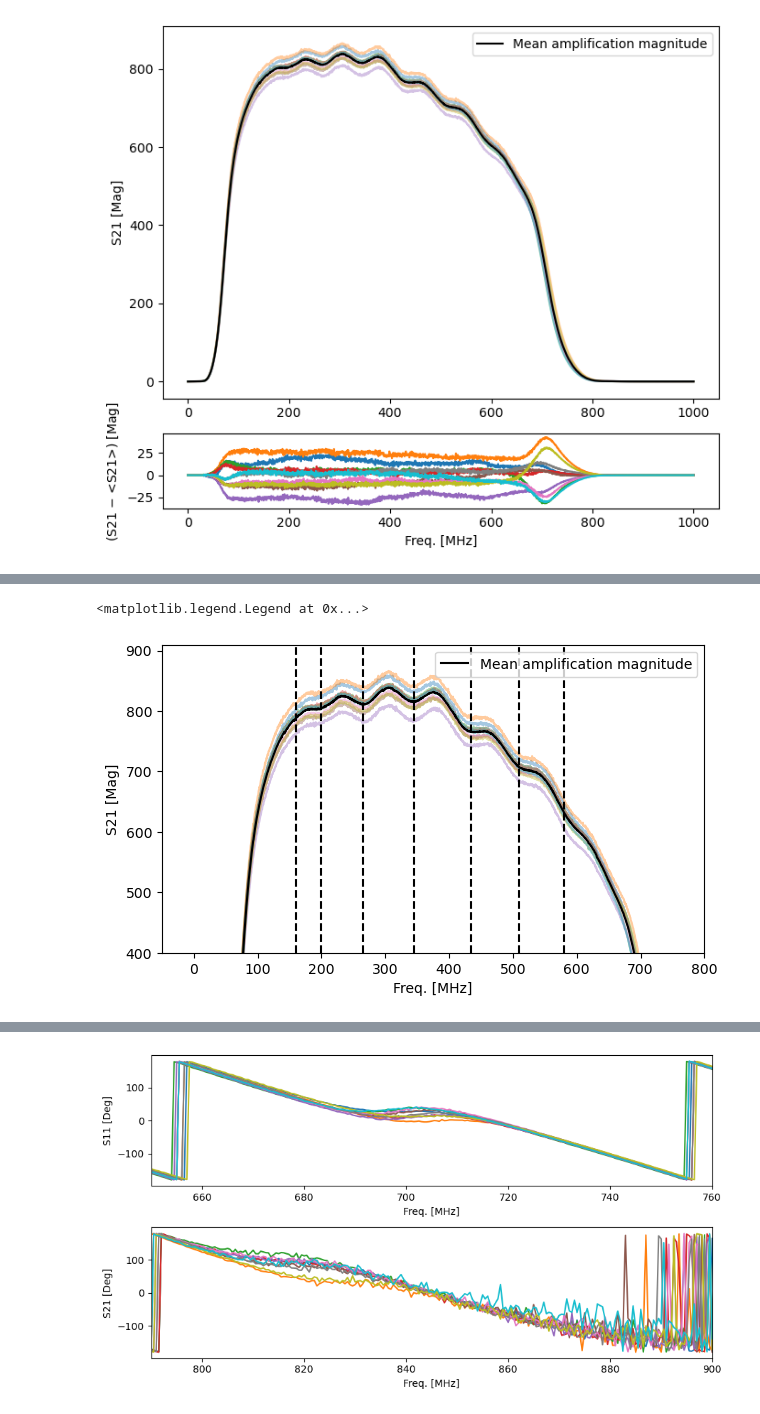
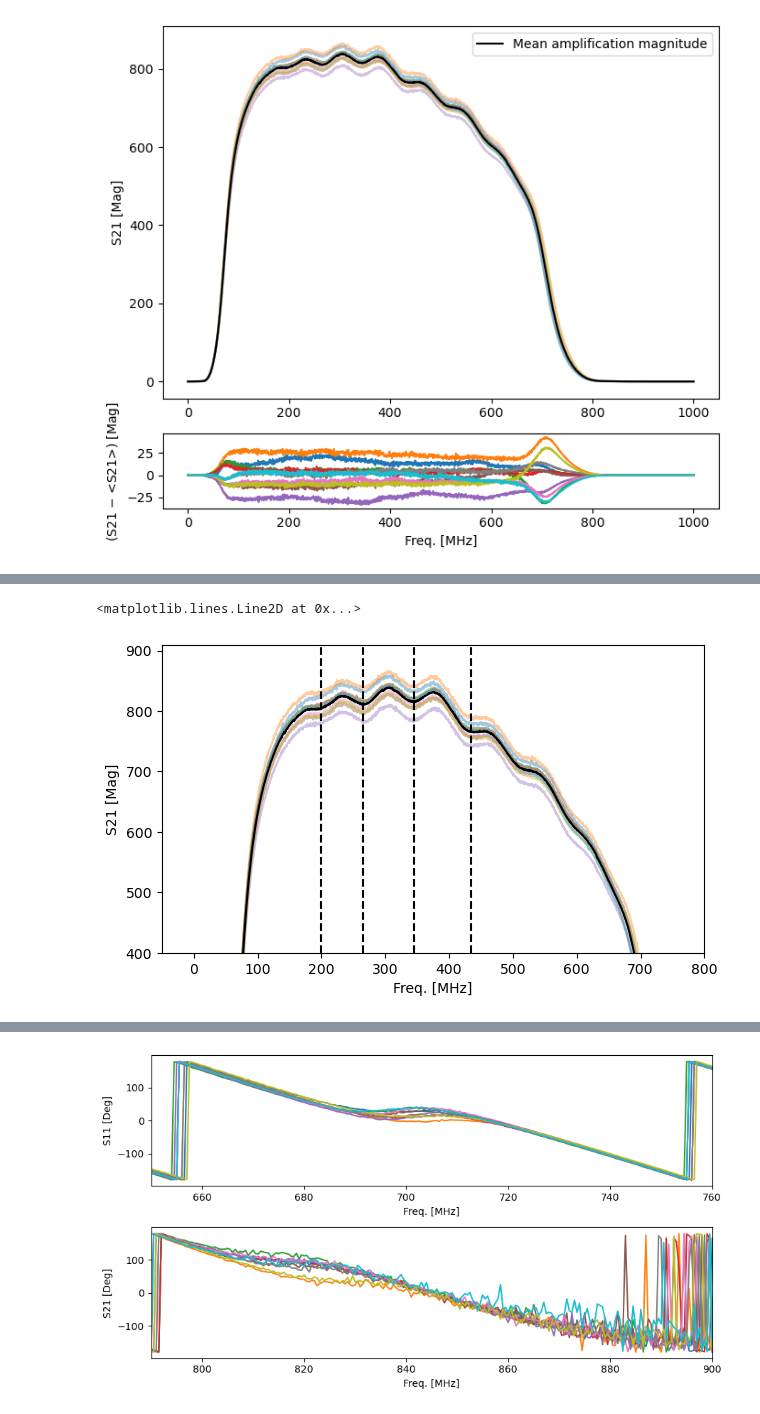
Before and after one commit to MMWeigelt/phd_app_exercise, a Jupyter notebook: my_amp_figures.ipynb, the cells around one changed output, grey strips where cells are left out. Saved outputs shown, nothing was run; the diff lists cells and outputs as text; code cells hidden in the pictures.

```diff
--- a/my_amp_figures.ipynb
+++ b/my_amp_figures.ipynb
@@ -51,6 +51,11 @@ for num in range(len(data[0]['FreqHz'])):
     sum_mag_perFreq.append(s)
 mean_S21_mag = np.array(sum_mag_perFreq)/len(data)
 
+diff_to_mean = []
+for i in range(len(data)):
+    diff = [data[i]['S21MAG'][num] - mean_S21_mag[num] for num in range(len(data[0]['FreqHz']))]
+    diff_to_mean.append(diff)
+
 fig, axs = plt.subplots(2, 1, figsize=(7, 6), height_ratios=[5, 1])
 axs[0].set_ylabel('S21 [Mag]')
 for i in range(len(data)):
@@ -58,14 +63,6 @@ for i in range(len(data)):
 axs[0].plot(data[0]['FreqHz']/1e6, mean_S21_mag, color='k', label='Mean amplification magnitude')
 axs[0].legend()
 
-diff_to_mean = []
-for i in range(len(data)):
-    diff = []
-    for num in range(len(data[0]['FreqHz'])):
-        df = data[i]['S21MAG'][num] - mean_S21_mag[num]
-        diff.append(df)
-    diff_to_mean.append(diff)
-
 axs[1].set_xlabel('Freq. [MHz]')
 axs[1].set_ylabel(r'(S21 $-$ <S21>) [Mag]')
 for i in range(len(diff_to_mean)):
@@ -109,0 +96,25 @@ ax.bar(channels, bandwidths, width=0.2)
+# %%
+channels = ['Ch{}'.format(i) for i in range(1, 11)]
+mean_bandw = np.mean(bandwidths)
+std_bandw = np.std(bandwidths)
+
+fig, axs = plt.subplots(2, 1, figsize=(7, 5), height_ratios=(5, 4))
+
+axs[0].set_xlabel('Channel')
+axs[0].set_ylabel('Bandwidth [MHz]')
+axs[0].set_ylim(ymin=480, ymax=540)
+axs[0].set_xlim(xmin=-0.5, xmax=9.5)
+for i in range(len(channels)):
+    axs[0].bar(channels[i], bandwidths[i], width=0.2)
+axs[0].hlines(y=mean_bandw, xmin=-1, xmax=10, colors='k', label='Mean bandwidth')
+axs[0].legend()
+
+axs[1].set_xlabel('Channel')
+axs[1].set_ylabel(r'Bandwidth $-$ <bandwidth>')
+axs[1].set_xlim(xmin=-0.5, xmax=9.5)
+for i in range(len(channels)):
+    axs[1].plot(channels[i], (bandwidths[i] - mean_bandw)/std_bandw, linestyle='', marker='x')
+    axs[1].hlines(y=0, xmin=-1, xmax=10, colors='k', linestyle='--')
+axs[1].set_yticklabels([r'$-2\sigma$', r'$-1\sigma$', '0', r'$1\sigma$', r'$2\sigma$'])
+
+fig.tight_layout()
@@ -110,30 +123,26 @@ ax.bar(channels, bandwidths, width=0.2)
 # %%
 # Resonance frequencies (visualize for easy find first, then compare between amps)
 
 # Set boundaries around visible supposed resonance frequencies for local estimation later
 sum_mag_perFreq = []
 for num in range(len(data[0]['FreqHz'])):
     _ = [data[i]['S21MAG'][num] for i in range(len(data))]
     s = np.sum(_)
     sum_mag_perFreq.append(s)
 mean_S21_mag = np.array(sum_mag_perFreq)/len(data)
 
 fig, ax = plt.subplots(figsize=(7, 4))
 ax.set_ylabel('S21 [Mag]')
 ax.set_xlabel('Freq. [MHz]')
 for i in range(len(data)):
     ax.plot(data[0]['FreqHz']/1e6, data[i]['S21MAG'], alpha=0.4)
-ax.plot(data[0]['FreqHz']/1e6, mean_S21_mag, color='k', label='Mean amplification magnitude')
+ax.plot(data[0]['FreqHz']/1e6, mean_S21_mag, color='k')
 ax.set_ylim(ymin=400)
 ax.set_xlim(xmax=800)
-ax.axvline(x=160, color='k', linestyle='--')
 ax.axvline(x=200, color='k', linestyle='--')
 ax.axvline(x=265, color='k', linestyle='--')
 ax.axvline(x=345, color='k', linestyle='--')
 ax.axvline(x=435, color='k', linestyle='--')
-ax.axvline(x=510, color='k', linestyle='--')
-ax.axvline(x=580, color='k', linestyle='--')
-ax.legend()
 # %% [output]
-<matplotlib.legend.Legend at 0x...>
+<matplotlib.lines.Line2D at 0x...>
-[figure, old version]
+[figure, new version]
```
Also changed, not shown: parts of 4 cells of this notebook.
